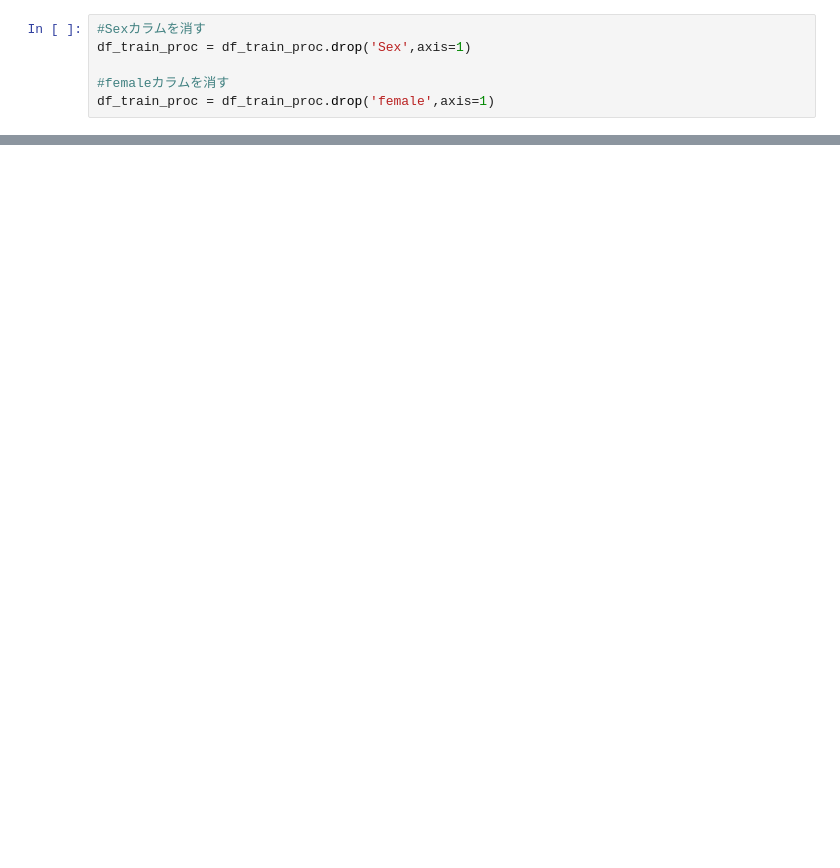
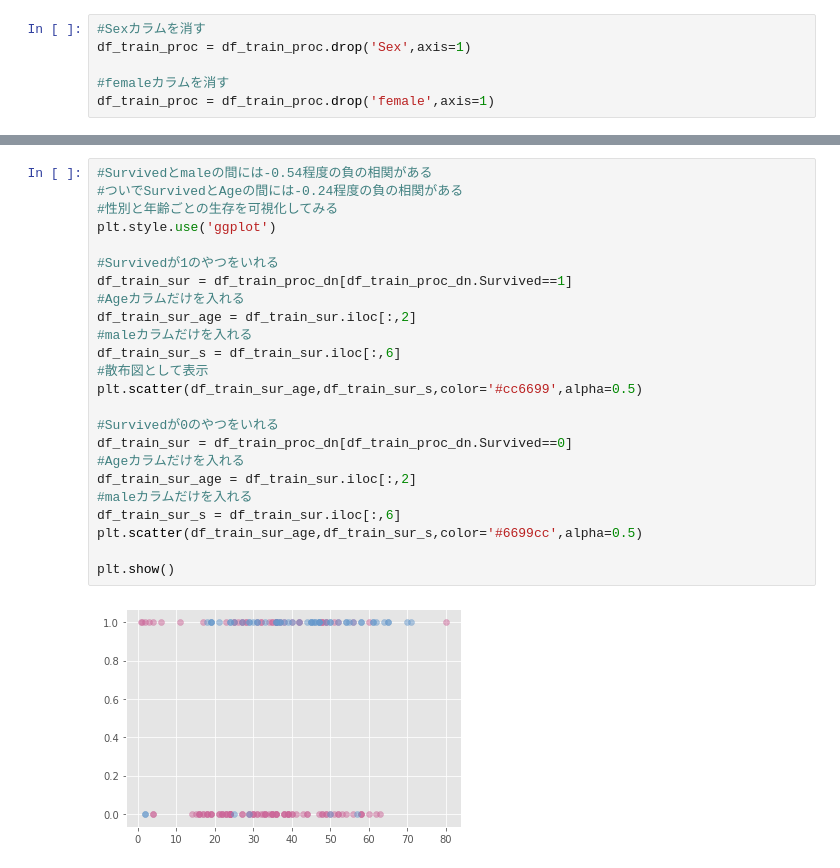
Before and after one commit to yoshida-bael/MachineLearning, a Jupyter notebook: Titanic.ipynb, the cells around one changed output, grey strips where cells are left out. Cells and saved outputs as stored; diff of their text form; blank space fills up the shorter version.

```diff
--- a/Titanic.ipynb
+++ b/Titanic.ipynb
@@ -113,0 +138,26 @@ print(model2.score(test_X,test_y))
+# %%
+#Survivedとmaleの間には-0.54程度の負の相関がある
+#ついでSurvivedとAgeの間には-0.24程度の負の相関がある
+#性別と年齢ごとの生存を可視化してみる
+plt.style.use('ggplot')
+
+#Survivedが1のやつをいれる
+df_train_sur = df_train_proc_dn[df_train_proc_dn.Survived==1]
+#Ageカラムだけを入れる
+df_train_sur_age = df_train_sur.iloc[:,2]
+#maleカラムだけを入れる
+df_train_sur_s = df_train_sur.iloc[:,6]
+#散布図として表示
+plt.scatter(df_train_sur_age,df_train_sur_s,color='#cc6699',alpha=0.5)
+
+#Survivedが0のやつをいれる
+df_train_sur = df_train_proc_dn[df_train_proc_dn.Survived==0]
+#Ageカラムだけを入れる
+df_train_sur_age = df_train_sur.iloc[:,2]
+#maleカラムだけを入れる
+df_train_sur_s = df_train_sur.iloc[:,6]
+plt.scatter(df_train_sur_age,df_train_sur_s,color='#6699cc',alpha=0.5)
+
+plt.show()
+# %% [output]
+[figure, added]
```
Also changed, not shown: parts of 8 cells of this notebook.
